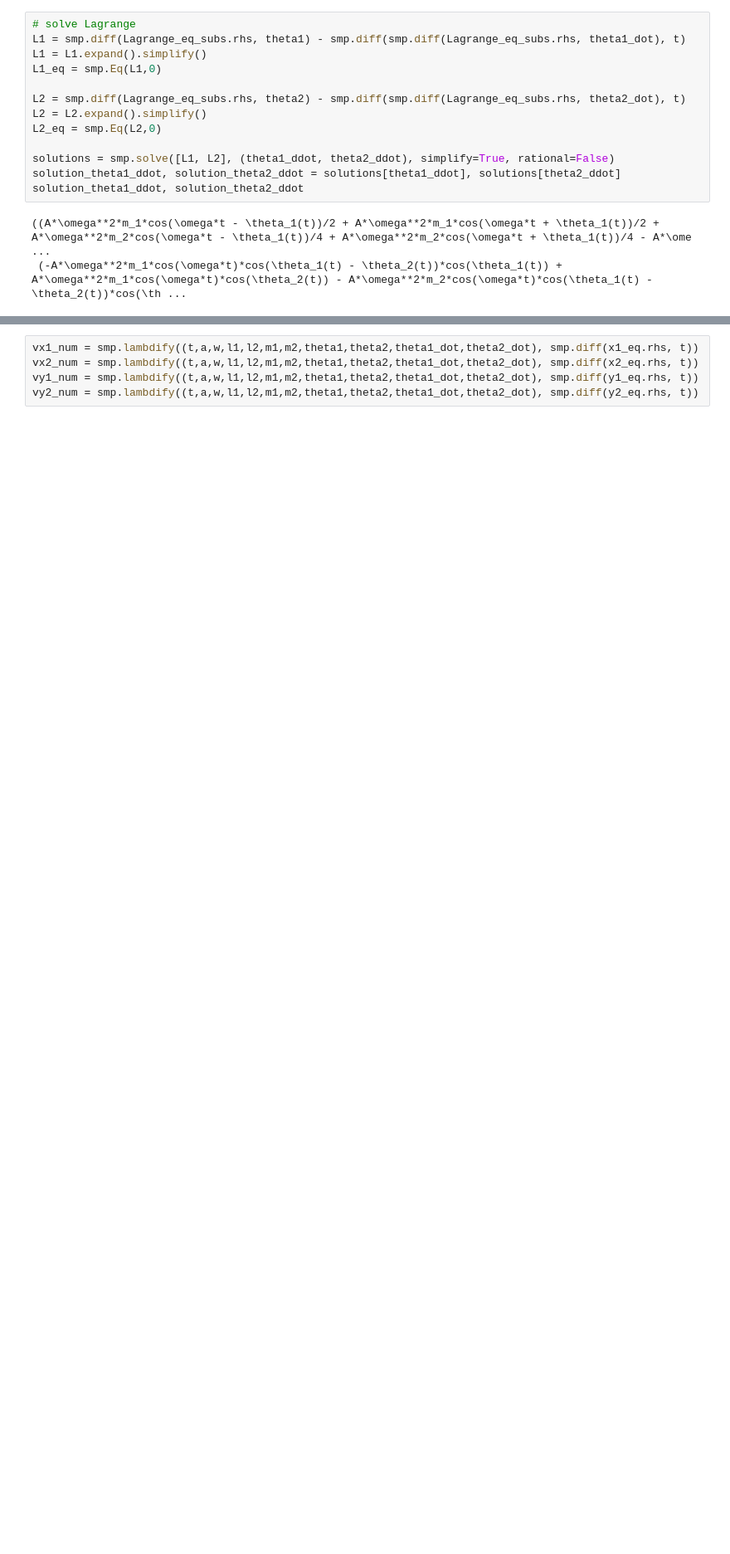
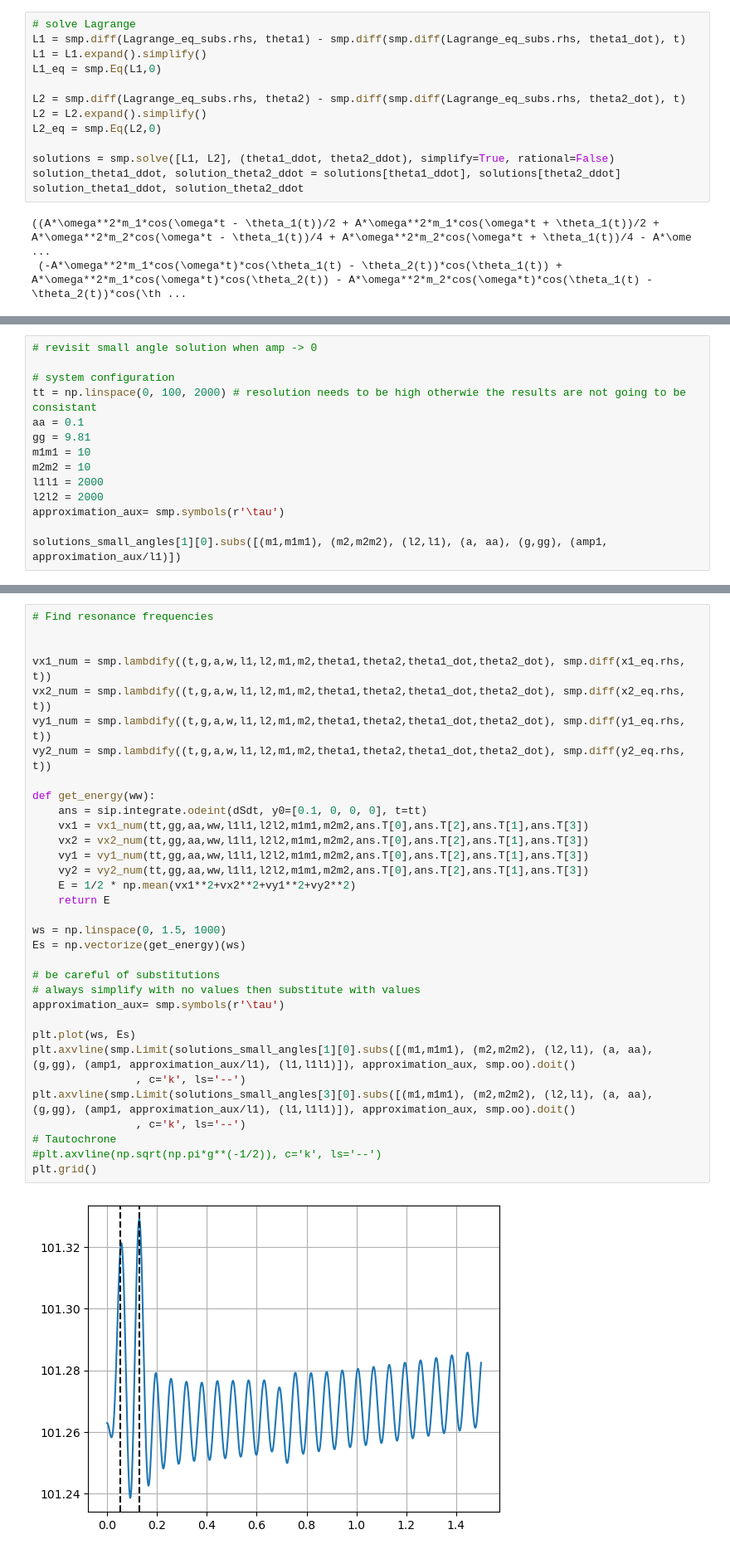
Before and after one commit to M-Bouchaala/Double_Pendilum, a Jupyter notebook: equations.ipynb, the cells around one changed output, grey strips where cells are left out. Shown: that part at 83% size. Saved outputs shown, nothing was run; the diff lists cells and outputs as text; blank space fills up the shorter version.

```diff
--- a/equations.ipynb
+++ b/equations.ipynb
@@ -106,0 +163,14 @@ $\displaystyle \frac{- \omega^{2} m \cos{\left(\omega t \right)} \cos{\left(\the
+# %%
+# revisit small angle solution when amp -> 0
+
+# system configuration
+tt = np.linspace(0, 100, 2000) # resolution needs to be high otherwie the results are not going to be consistant
+aa = 0.1
+gg = 9.81
+m1m1 = 10
+m2m2 = 10
+l1l1 = 2000
+l2l2 = 2000
+approximation_aux= smp.symbols(r'\tau')
+
+solutions_small_angles[1][0].subs([(m1,m1m1), (m2,m2m2), (l2,l1), (a, aa), (g,gg), (amp1, approximation_aux/l1)])
@@ -107,5 +179,35 @@ $\displaystyle \frac{- \omega^{2} m \cos{\left(\omega t \right)} \cos{\left(\the
 # %%
-vx1_num = smp.lambdify((t,a,w,l1,l2,m1,m2,theta1,theta2,theta1_dot,theta2_dot), smp.diff(x1_eq.rhs, t))
-vx2_num = smp.lambdify((t,a,w,l1,l2,m1,m2,theta1,theta2,theta1_dot,theta2_dot), smp.diff(x2_eq.rhs, t))
-vy1_num = smp.lambdify((t,a,w,l1,l2,m1,m2,theta1,theta2,theta1_dot,theta2_dot), smp.diff(y1_eq.rhs, t))
-vy2_num = smp.lambdify((t,a,w,l1,l2,m1,m2,theta1,theta2,theta1_dot,theta2_dot), smp.diff(y2_eq.rhs, t))
+# Find resonance frequencies
+
+
+vx1_num = smp.lambdify((t,g,a,w,l1,l2,m1,m2,theta1,theta2,theta1_dot,theta2_dot), smp.diff(x1_eq.rhs, t))
+vx2_num = smp.lambdify((t,g,a,w,l1,l2,m1,m2,theta1,theta2,theta1_dot,theta2_dot), smp.diff(x2_eq.rhs, t))
+vy1_num = smp.lambdify((t,g,a,w,l1,l2,m1,m2,theta1,theta2,theta1_dot,theta2_dot), smp.diff(y1_eq.rhs, t))
+vy2_num = smp.lambdify((t,g,a,w,l1,l2,m1,m2,theta1,theta2,theta1_dot,theta2_dot), smp.diff(y2_eq.rhs, t))
+
+def get_energy(ww):
+    ans = sip.integrate.odeint(dSdt, y0=[0.1, 0, 0, 0], t=tt)
+    vx1 = vx1_num(tt,gg,aa,ww,l1l1,l2l2,m1m1,m2m2,ans.T[0],ans.T[2],ans.T[1],ans.T[3])
+    vx2 = vx2_num(tt,gg,aa,ww,l1l1,l2l2,m1m1,m2m2,ans.T[0],ans.T[2],ans.T[1],ans.T[3])
+    vy1 = vy1_num(tt,gg,aa,ww,l1l1,l2l2,m1m1,m2m2,ans.T[0],ans.T[2],ans.T[1],ans.T[3])
+    vy2 = vy2_num(tt,gg,aa,ww,l1l1,l2l2,m1m1,m2m2,ans.T[0],ans.T[2],ans.T[1],ans.T[3])
+    E = 1/2 * np.mean(vx1**2+vx2**2+vy1**2+vy2**2)
+    return E
+
+ws = np.linspace(0, 1.5, 1000)
+Es = np.vectorize(get_energy)(ws)
+
+# be careful of substitutions
+# always simplify with no values then substitute with values
+approximation_aux= smp.symbols(r'\tau')
+
+plt.plot(ws, Es)
+plt.axvline(smp.Limit(solutions_small_angles[1][0].subs([(m1,m1m1), (m2,m2m2), (l2,l1), (a, aa), (g,gg), (amp1, approximation_aux/l1), (l1,l1l1)]), approximation_aux, smp.oo).doit()
+                , c='k', ls='--')
+plt.axvline(smp.Limit(solutions_small_angles[3][0].subs([(m1,m1m1), (m2,m2m2), (l2,l1), (a, aa), (g,gg), (amp1, approximation_aux/l1), (l1,l1l1)]), approximation_aux, smp.oo).doit()
+                , c='k', ls='--')
+# Tautochrone
+#plt.axvline(np.sqrt(np.pi*g**(-1/2)), c='k', ls='--')
+plt.grid()
+# %% [output]
+[figure, added]
```
Also changed, not shown: parts of 4 cells of this notebook.
